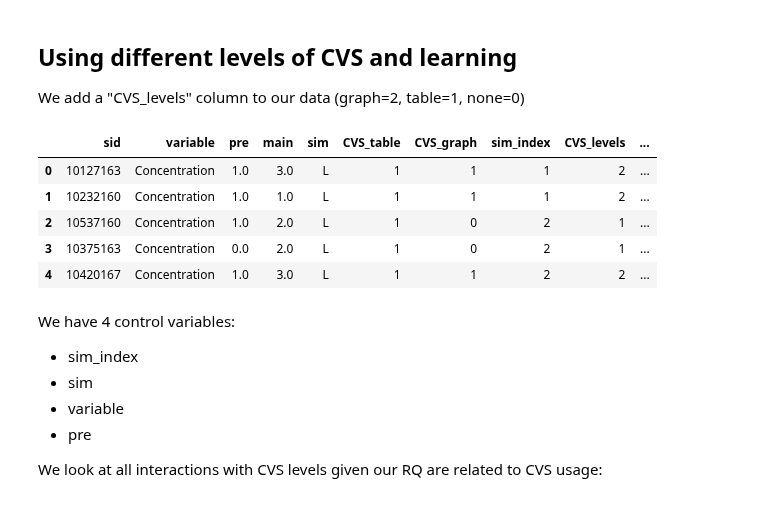
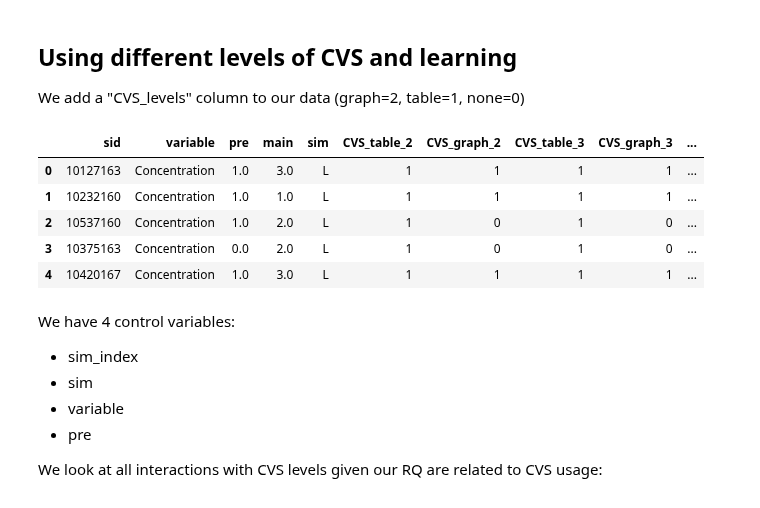
Before and after one commit to jmassall/inquiry_virtualLabs_study, a Jupyter notebook: analysis/storyline.ipynb, the cells around one changed output. Cells and saved outputs as stored; diff of their text form; code cells hidden in the pictures.

```diff
--- a/analysis/storyline.ipynb
+++ b/analysis/storyline.ipynb
@@ -116,7 +118,16 @@ melted_main = pd.melt(main, id_vars=['sid'], value_vars=['Concentration','Width'
 L_scores = melted_pre.merge(melted_main, on=['sid','variable'], how='outer')
 L_scores['sim'] = 'L'
 
-L_scores['CVS_table'] = L_scores.apply(lambda row: table_cvs_df2.loc[table_cvs_df2[table_cvs_df2['studentid']==row['sid']].index[0],row['variable']],axis=1)
-L_scores['CVS_graph'] = L_scores.apply(lambda row: graph_cvs_df2.loc[graph_cvs_df2[graph_cvs_df2['studentid']==row['sid']].index[0],row['variable']],axis=1)
+L_scores['CVS_table_2'] = L_scores.apply(lambda row: table_cvs_2_df.loc[table_cvs_2_df[table_cvs_2_df['studentid']==row['sid']].index[0],row['variable']],axis=1)
+L_scores['CVS_graph_2'] = L_scores.apply(lambda row: graph_cvs_2_df.loc[graph_cvs_2_df[graph_cvs_2_df['studentid']==row['sid']].index[0],row['variable']],axis=1)
 
-L_scores['sim_index'] = L_scores.apply(lambda row: table_cvs_df2.loc[table_cvs_df2[table_cvs_df2['studentid']==row['sid']].index[0],'activity order'].index(row['sim'])+1,axis=1)
+L_scores['CVS_table_3'] = L_scores.apply(lambda row: table_cvs_3_df.loc[table_cvs_3_df[table_cvs_3_df['studentid']==row['sid']].index[0],row['variable']],axis=1)
+L_scores['CVS_graph_3'] = L_scores.apply(lambda row: graph_cvs_3_df.loc[graph_cvs_3_df[graph_cvs_3_df['studentid']==row['sid']].index[0],row['variable']],axis=1)
+
+L_scores['CVS_table_4'] = L_scores.apply(lambda row: table_cvs_4_df.loc[table_cvs_4_df[table_cvs_4_df['studentid']==row['sid']].index[0],row['variable']],axis=1)
+L_scores['CVS_graph_4'] = L_scores.apply(lambda row: graph_cvs_4_df.loc[graph_cvs_4_df[graph_cvs_4_df['studentid']==row['sid']].index[0],row['variable']],axis=1)
+
+L_scores['number_points_table'] = L_scores.apply(lambda row: table_cvs_df.loc[table_cvs_df[table_cvs_df['studentid']==row['sid']].index[0],row['variable']],axis=1)
+L_scores['number_points_graph'] = L_scores.apply(lambda row: graph_cvs_df.loc[graph_cvs_df[graph_cvs_df['studentid']==row['sid']].index[0],row['variable']],axis=1)
+
+L_scores['sim_index'] = L_scores.apply(lambda row: table_cvs_2_df.loc[table_cvs_2_df[table_cvs_2_df['studentid']==row['sid']].index[0],'activity order'].index(row['sim'])+1,axis=1)
@@ -145,11 +166,19 @@ melted_main = pd.melt(main, id_vars=['sid'], value_vars=['Area','Separation'], v
 
 C_scores = melted_pre.merge(melted_main, on=['sid','variable'], how='outer')
 C_scores['sim'] = 'C'
+C_scores['CVS_table_2'] = C_scores.apply(lambda row: table_cvs_2_df.loc[table_cvs_2_df[table_cvs_2_df['studentid']==row['sid']].index[0],row['variable']],axis=1)
+C_scores['CVS_graph_2'] = C_scores.apply(lambda row: graph_cvs_2_df.loc[graph_cvs_2_df[graph_cvs_2_df['studentid']==row['sid']].index[0],row['variable']],axis=1)
 
-C_scores['CVS_table'] = C_scores.apply(lambda row: table_cvs_df2.loc[table_cvs_df2[table_cvs_df2['studentid']==row['sid']].index[0],row['variable']],axis=1)
-C_scores['CVS_graph'] = C_scores.apply(lambda row: graph_cvs_df2.loc[graph_cvs_df2[graph_cvs_df2['studentid']==row['sid']].index[0],row['variable']],axis=1)
+C_scores['CVS_table_3'] = C_scores.apply(lambda row: table_cvs_3_df.loc[table_cvs_3_df[table_cvs_3_df['studentid']==row['sid']].index[0],row['variable']],axis=1)
+C_scores['CVS_graph_3'] = C_scores.apply(lambda row: graph_cvs_3_df.loc[graph_cvs_3_df[graph_cvs_3_df['studentid']==row['sid']].index[0],row['variable']],axis=1)
 
-C_scores['sim_index'] = C_scores.apply(lambda row: table_cvs_df2.loc[table_cvs_df2[table_cvs_df2['studentid']==row['sid']].index[0],'activity order'].index(row['sim'])+1,axis=1)
+C_scores['CVS_table_4'] = C_scores.apply(lambda row: table_cvs_4_df.loc[table_cvs_4_df[table_cvs_4_df['studentid']==row['sid']].index[0],row['variable']],axis=1)
+C_scores['CVS_graph_4'] = C_scores.apply(lambda row: graph_cvs_4_df.loc[graph_cvs_4_df[graph_cvs_4_df['studentid']==row['sid']].index[0],row['variable']],axis=1)
+
+C_scores['number_points_table'] = C_scores.apply(lambda row: table_cvs_df.loc[table_cvs_df[table_cvs_df['studentid']==row['sid']].index[0],row['variable']],axis=1)
+C_scores['number_points_graph'] = C_scores.apply(lambda row: graph_cvs_df.loc[graph_cvs_df[graph_cvs_df['studentid']==row['sid']].index[0],row['variable']],axis=1)
+
+C_scores['sim_index'] = C_scores.apply(lambda row: table_cvs_2_df.loc[table_cvs_2_df[table_cvs_2_df['studentid']==row['sid']].index[0],'activity order'].index(row['sim'])+1,axis=1)
 # %%
 data = pd.concat([L_scores,C_scores])
 # data['intervals_in_table'] = data.apply(lambda row: table_intervals_df.loc[table_intervals_df[table_intervals_df['studentid']==row['sid']].index[0],row['variable']],axis=1)
@@ -320,16 +324,20 @@ For calculation and interpretation of effect size, read Pages 224 (bottom part)
 ## Using different levels of CVS and learning
 We add a "CVS_levels" column to our data (graph=2, table=1, none=0)
 # %%
-data['CVS_levels']=0
-data['CVS_table_only'] = data.apply(lambda row: row['CVS_table']*(1-row['CVS_graph']), axis = 1)
-data['CVS_levels']=data['CVS_table']+data['CVS_graph']
+data['CVS_levels_2']=0
+data['CVS_levels_3']=0
+data['CVS_levels_4']=0
+# data['CVS_table_only'] = data.apply(lambda row: row['CVS_table']*(1-row['CVS_graph']), axis = 1)
+data['CVS_levels_2']=data['CVS_table_2']+data['CVS_graph_2']
+data['CVS_levels_3']=data['CVS_table_3']+data['CVS_graph_3']
+data['CVS_levels_4']=data['CVS_table_4']+data['CVS_graph_4']
 # print data[(data['CVS_table']==0)&(data['CVS_graph']==1)].shape
 data.head()
 # %% [output]
-|  | sid | variable | pre | main | sim | CVS_table | CVS_graph | sim_index | CVS_levels | ... |
-| 0 | 10127163 | Concentration | 1.0 | 3.0 | L | 1 | 1 | 1 | 2 | ... |
-| 1 | 10232160 | Concentration | 1.0 | 1.0 | L | 1 | 1 | 1 | 2 | ... |
-| 2 | 10537160 | Concentration | 1.0 | 2.0 | L | 1 | 0 | 2 | 1 | ... |
-| 3 | 10375163 | Concentration | 0.0 | 2.0 | L | 1 | 0 | 2 | 1 | ... |
-| 4 | 10420167 | Concentration | 1.0 | 3.0 | L | 1 | 1 | 2 | 2 | ... |
+|  | sid | variable | pre | main | sim | CVS_table_2 | CVS_graph_2 | CVS_table_3 | CVS_graph_3 | ... |
+| 0 | 10127163 | Concentration | 1.0 | 3.0 | L | 1 | 1 | 1 | 1 | ... |
+| 1 | 10232160 | Concentration | 1.0 | 1.0 | L | 1 | 1 | 1 | 1 | ... |
+| 2 | 10537160 | Concentration | 1.0 | 2.0 | L | 1 | 0 | 1 | 0 | ... |
+| 3 | 10375163 | Concentration | 0.0 | 2.0 | L | 1 | 0 | 1 | 0 | ... |
+| 4 | 10420167 | Concentration | 1.0 | 3.0 | L | 1 | 1 | 1 | 1 | ... |
 # %%
```
Also changed, not shown: parts of 16 cells of this notebook.
